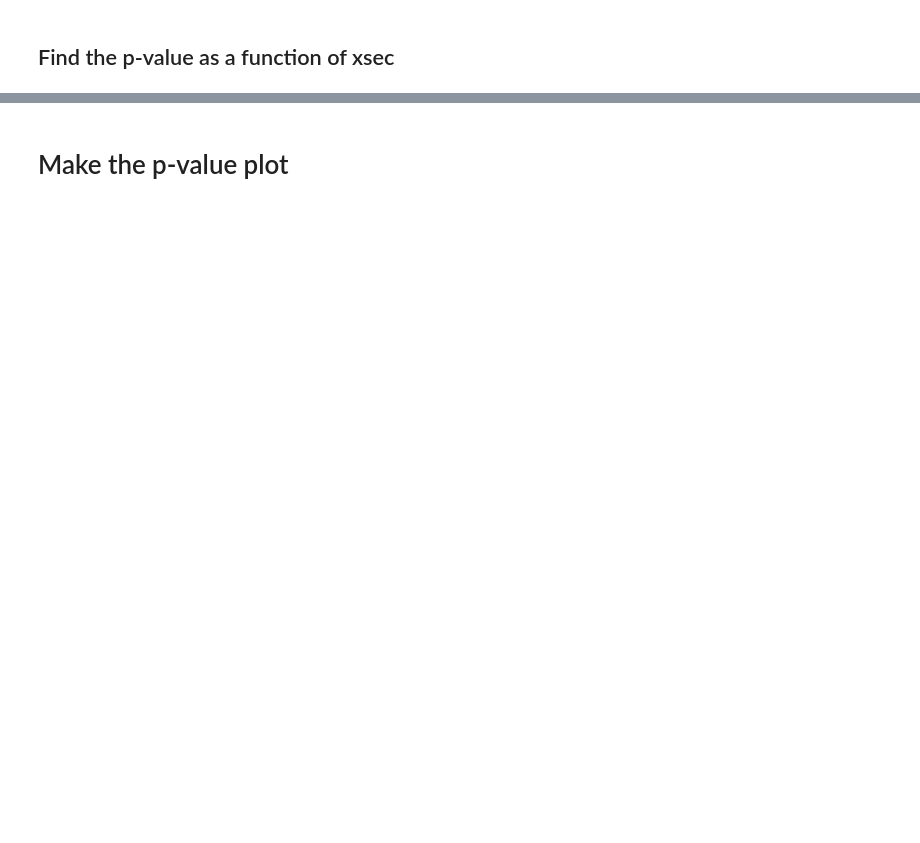
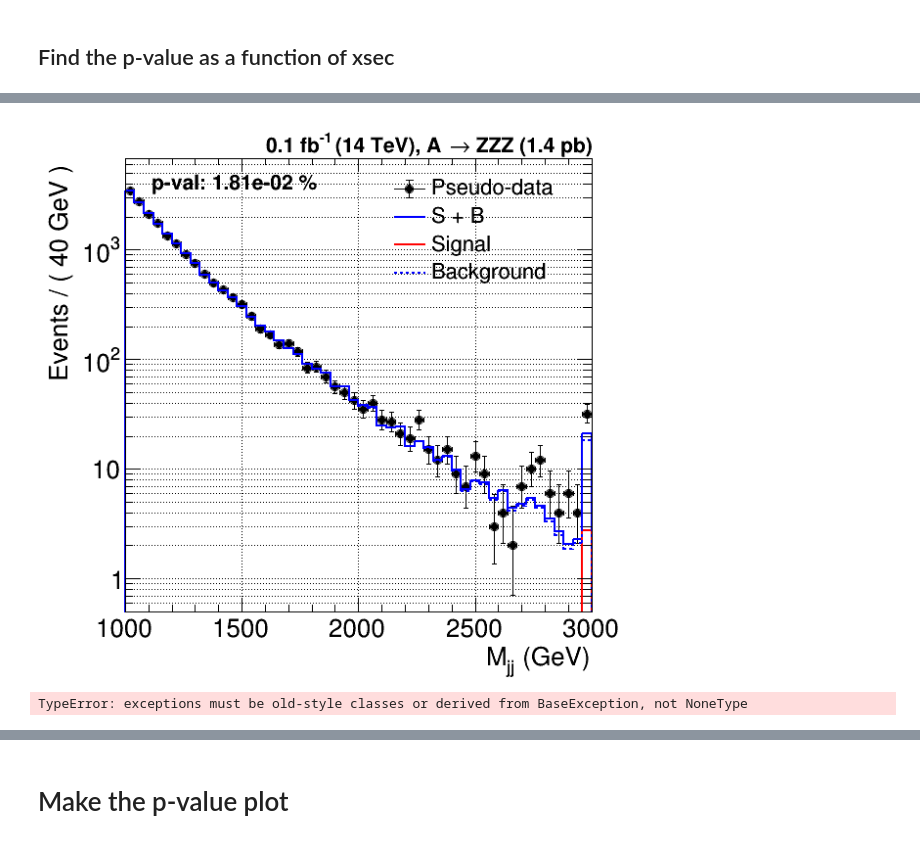
Before and after one commit to thaarres/JetAnomaly_CHEP19, a Jupyter notebook: jupyter/ModelDependent_roofit.ipynb, the cells around one changed output, grey strips where cells are left out. Drawn from its saved outputs; the diff is of its cells as text; code cells hidden in the pictures; blank space fills up the shorter version.

Commit message:
Roofit debugged

```diff
--- a/jupyter/ModelDependent_roofit.ipynb
+++ b/jupyter/ModelDependent_roofit.ipynb
@@ -1,6 +1,8 @@
 # %%
 Mjj_selection = 1000.
 
+binning=[50, Mjj_selection, 3000.]
+
 #Used just to get some files
 vae_loss = 'mae'
 # %% [markdown]
@@ -52,7 +56,7 @@ sample_label = {'qcd':r'QCD',
                }
 
 sample_label_ROOT = {'qcd':'QCD',
-                'AtoZZZ':'$A #rightarrow ZZZ',
+                'AtoZZZ':'A #rightarrow ZZZ',
                 'GtoWW':'G #rightarrow WW',
                 'GtoBtt':'G_{B} #rightarrow t#bar{t}',
                 'GtoNtt':'G_{N} #rightarrow t#bar{t}'
@@ -155,12 +111,12 @@ def plotMassSpectrum_wSig(h_r, h_a, h_a_sig, name_BSM, lumi_text, p_val):
 # %% [markdown]
 ## Find the p-value as a function of xsec
 # %%
-lumi = 100 #pb^-1
+lumi = 100. #pb^-1
 
-N_exp_per_xsec = 50
+N_exp_per_xsec = 100
 # %%
 dic_p_val = {}
 rt.gROOT.SetBatch(True)
 # %%
 name_BSM = 'AtoZZZ'
-xsec_BSM = 0.1 #pb
+xsec_BSM = 1.4 #pb
@@ -167,3 +182,62 @@ xsec_BSM = 0.1 #pb
+# %%
+frame = mjj.frame(rt.RooFit.Title(' '))
+leg = rt.TLegend(0.6, 0.7, 0.9, 0.9)
+leg.SetBorderSize(0)
+leg.SetFillStyle(0)
+
+rdh_data.plotOn(frame, rf.Name('data'))
+leg.AddEntry(frame.findObject('data'),'Pseudo-data','lep')
+
+pdf_tot.plotOn(frame,
+               rf.Normalization(1.0, rt.RooAbsReal.RelativeExpected),
+               rf.LineColor(4), rf.LineWidth(2), rf.Name('sig_p_bkg'))
+leg.AddEntry(frame.findObject('sig_p_bkg'),'S + B','l')
+
+pdf_tot.plotOn(frame, rf.Components('pdf_BSM'),
+               rf.Normalization(1.0, rt.RooAbsReal.RelativeExpected),
+               rf.LineColor(2), rf.LineWidth(2), rf.Name('sig'))
+leg.AddEntry(frame.findObject('sig'),'Signal','l')
+
+
+pdf_tot.plotOn(frame, rf.Components('pdf_SM'),
+               rf.Normalization(1.0, rt.RooAbsReal.RelativeExpected),
+               rf.LineColor(4), rf.LineWidth(2), rf.LineStyle(rt.kDashed), rf.Name('bkg'))
+leg.AddEntry(frame.findObject('bkg'),'Background','l')
+
+c = create_Canvas(size=(600,600))
+rt.gPad.SetLeftMargin(0.15)
+rt.gPad.SetRightMargin(0.05)
+frame.GetYaxis().SetTitleOffset(1.4)
+frame.GetXaxis().SetNdivisions(506)
+frame.SetAxisRange(0.5, 2*h_data.GetMaximum(), 'Y')
+frame.Draw()
+
+lumi_text = '{:.1f} fb^{{-1}} (14 TeV), '.format(1e-3*lumi) + sample_label_ROOT[name_BSM] + ' ({:.2} pb)'.format(xsec_BSM)
+latex = rt.TLatex()
+latex.SetNDC()
+latex.SetTextSize(0.04)
+latex.SetTextAlign(31)
+t = rt.gPad.GetTopMargin()
+r = rt.gPad.GetRightMargin()
+latex.DrawLatex(1-r, 1-0.85*t, lumi_text)
+
+latex.SetTextAlign(13)
+l = rt.gPad.GetLeftMargin()
+latex.DrawLatex(l*1.3, 1-1.4*t, 'p-val: {:1.2e} %'.format(100*p_val))
+
+leg.Draw()
+
+c.SetLogy()
+c.Draw()
+fig_name = '../fig/ModelDependentAnalysis_roofit/massSpectrum/'
+fig_name += name_BSM + '{:1.2e}'.format(xsec_BSM) + 'pb' + '_L' + str(lumi) + 'pb-1'
+c.SaveAs(fig_name + '.png')
+# %% [output]
+[figure, added]
+# %%
+raise
+# %% [output]
+TypeError: exceptions must be old-style classes or derived from BaseException, not NoneType
 # %%
 for name_BSM in BSM_samples:
     print('\n\n'+name_BSM)
```
Also changed, not shown: parts of 7 cells of this notebook, 25 other files.
